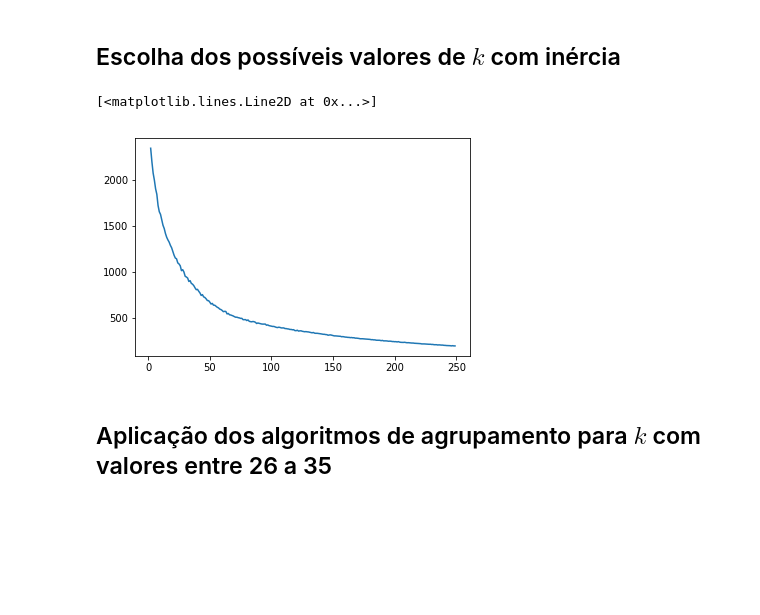
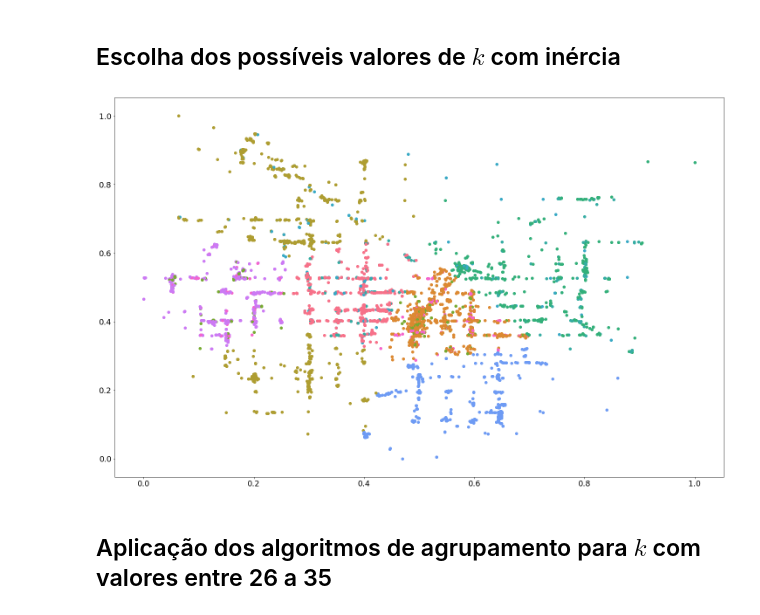
Before and after one commit to gaabrielfranco/data-mining-w1, a Jupyter notebook: w1.ipynb, the cells around one changed output. Saved outputs shown, nothing was run; the diff lists cells and outputs as text; code cells hidden in the pictures; blank space fills up the shorter version.

```diff
--- a/w1.ipynb
+++ b/w1.ipynb
@@ -194,19 +194,44 @@ variance[47]
 # %%
 inertia = []
 
 # Normalização dos dados
-for column in df_pca:
-    df_pca[column] = (df_pca[column] - df_pca[column].min()) / (df_pca[column].max() - df_pca[column].min())
+#for column in df_pca:
+#    df_pca[column] = (df_pca[column] - df_pca[column].min()) / (df_pca[column].max() - df_pca[column].min())
 
-for k in range(2, 250):
+
+#data_lat = data
+
+#for column in data.columns:
+#    if column != "latitude" and column != "longitude":
+#        data_lat = data_lat.drop(column, axis=1)
+'''
+for k in range(2, 50):
     km = KMeans(n_clusters=k, n_jobs=-1)
-    labels = km.fit_predict(df_pca)
+    labels = km.fit_predict(data_lat)
     inertia.append(km.inertia_)
 
-plt.plot(range(2, 250), inertia)
+plt.plot(range(2, 50), inertia)
+'''
+
+
+km = KMeans(n_clusters=7, n_jobs=-1)
+labels = km.fit_predict(data[["latitude", "longitude"]])
+
+color = (sns.color_palette("husl", 10))
+
+data.insert(len(data.columns), 'labels', labels)
+
+km = KMeans(n_clusters=10, n_jobs=-1)
+labels = km.fit_predict(data.drop(["latitude", "longitude"], axis=1))
+
+
+plt.rcParams["figure.figsize"] = (25, 16)
+plt.rcParams['font.size'] = 18
+
+for i in range(len(data["longitude"].as_matrix())):
+    plt.scatter(data["longitude"].as_matrix()[i], data["latitude"].as_matrix()[i], c=color[labels[i]])
 # %% [output]
-[<matplotlib.lines.Line2D at 0x...>]
-[figure, old version]
+[figure, new version]
 # %% [markdown]
 ## Aplicação dos algoritmos de agrupamento para $k$ com valores entre 26 a 35
 # %%
```
Also changed, not shown: parts of 2 cells of this notebook, 2 other files.
